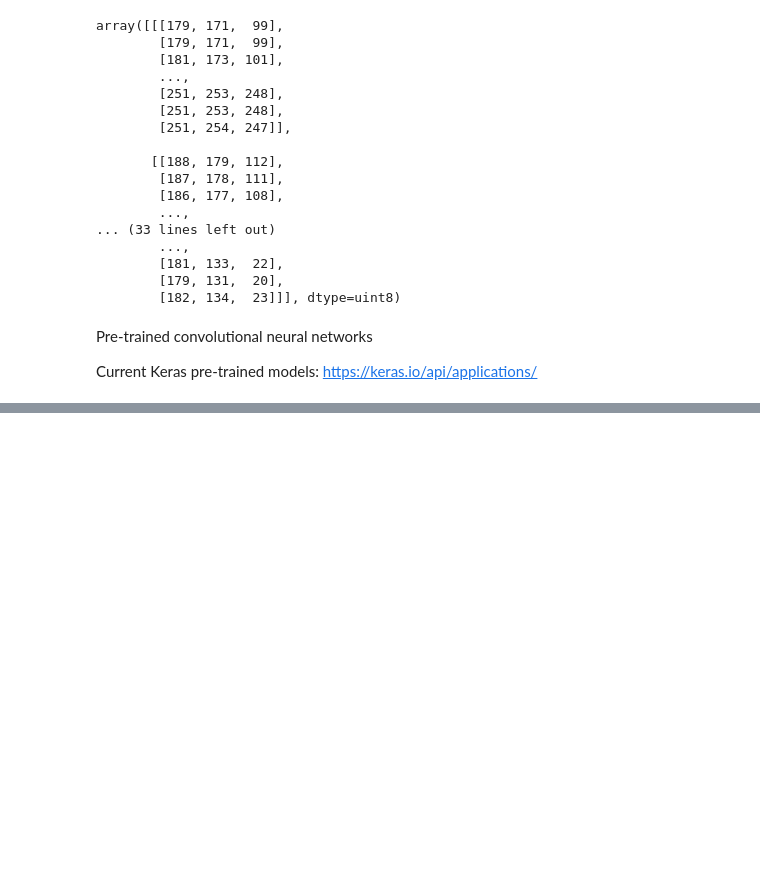
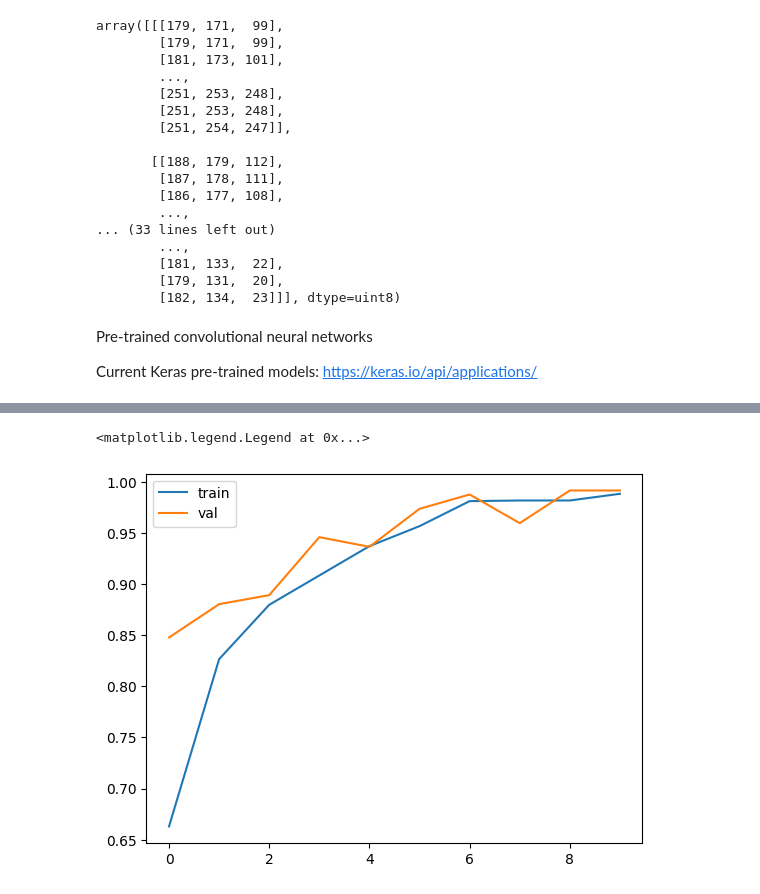
Before and after one commit to SchneiderSix/Machine-Learning---Zoomcamp, a Jupyter notebook: deep_learning.ipynb, the cells around one changed output, grey strips where cells are left out. Cells and saved outputs as stored; diff of their text form; code cells hidden in the pictures; blank space fills up the shorter version.

Commit message:
Create model for softmax based on base convulsional layers and adam optimizer

```diff
--- a/deep_learning.ipynb
+++ b/deep_learning.ipynb
@@ -118,0 +193,9 @@ Downloading data from https://storage.googleapis.com/download.tensorflow.org/dat
+# %%
+base_model = Xception(
+    weights = 'imagenet',
+    include_top = False, # don't include dense layers
+    input_shape = (150, 150, 3)
+)
+
+# don't change convulutional layers
+base_model.trainable = False
@@ -118,0 +226,22 @@ Downloading data from https://storage.googleapis.com/download.tensorflow.org/dat
+# %%
+# adaptative algorithm for learning rate
+optimizer = keras.optimizers.Adam(
+    learning_rate=0.01
+)
+
+# binary classification, in regression problem we would use MeanSquaredError
+loss = keras.losses.CategoricalCrossentropy(
+     from_logits = True
+ )
+# %%
+model.compile(
+    optimizer=optimizer,
+    loss=loss,
+    metrics=['accuracy']
+)
+# %%
+history = model.fit(
+    train_ds,
+    epochs=10,
+    validation_data=val_ds
+)
@@ -118,0 +269,15 @@ Downloading data from https://storage.googleapis.com/download.tensorflow.org/dat
+# %%
+plt.plot(
+    history.history['accuracy'],
+    label='train'
+)
+
+plt.plot(
+    history.history['val_accuracy'],
+    label='val'
+)
+
+plt.legend()
+# %% [output]
+<matplotlib.legend.Legend at 0x...>
+[figure, added]
```
Also changed, not shown: parts of 19 cells of this notebook.
